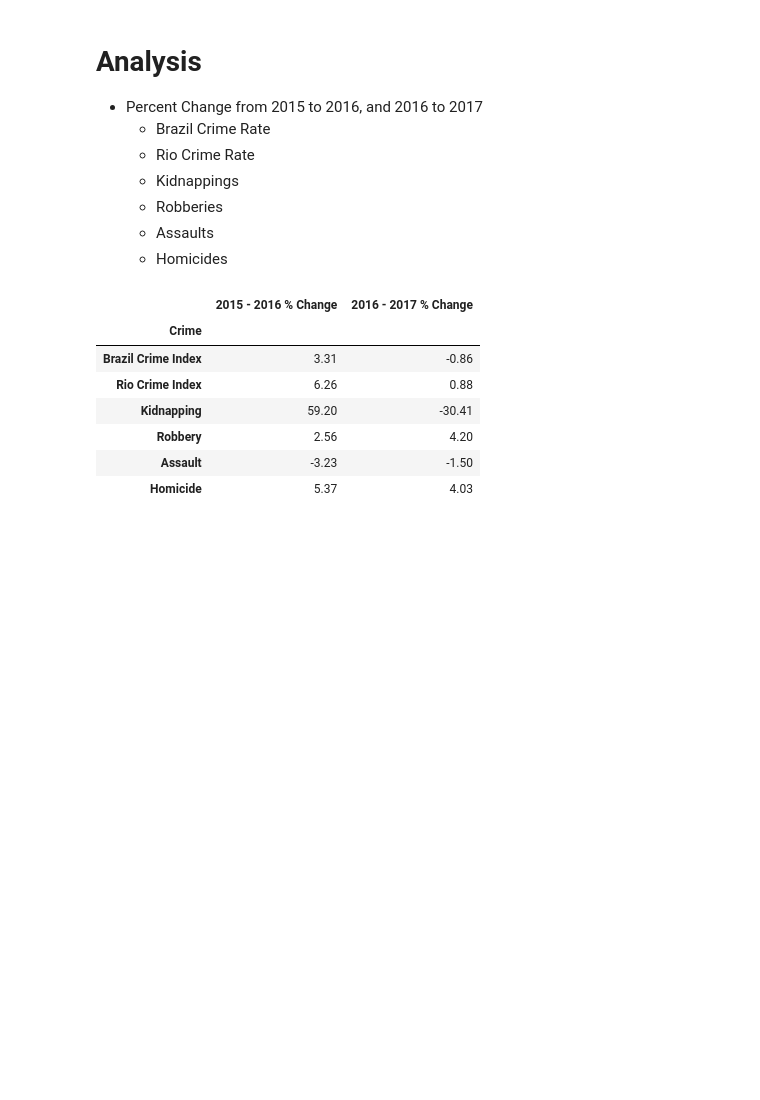
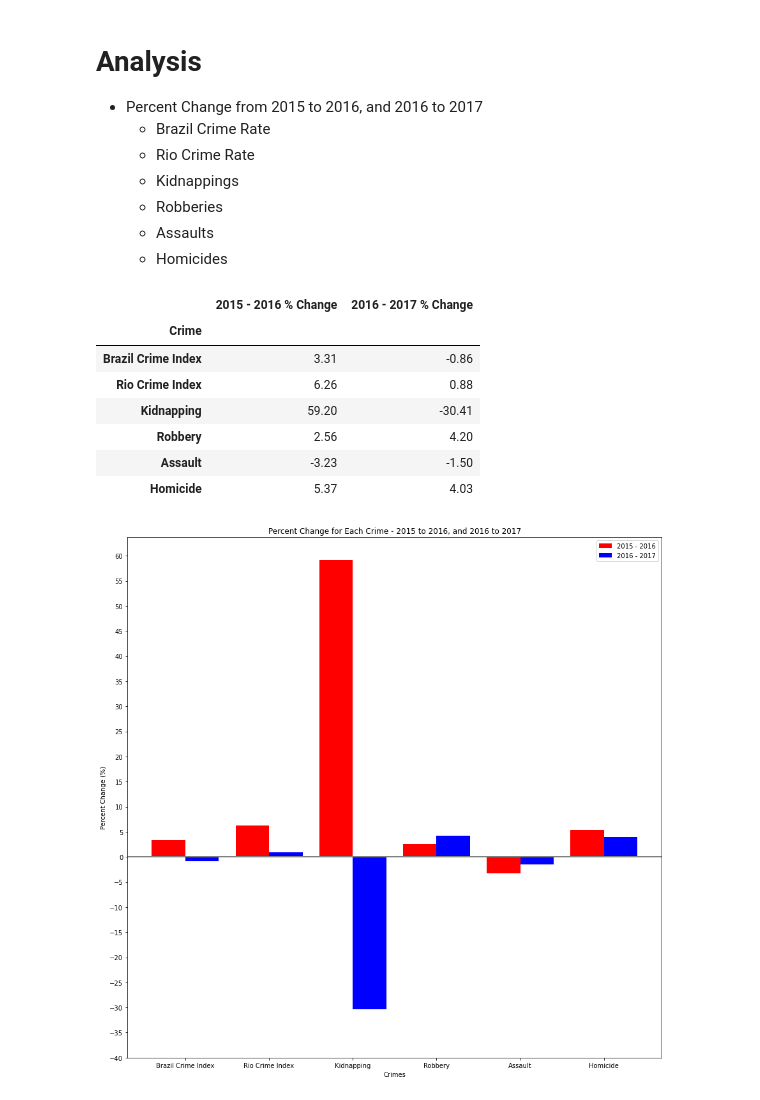
Before and after one commit to Trevor-Velez/project-1, a Jupyter notebook: Trevor Velez/Crime Rates - Final Look.ipynb, the cells around one changed output. Saved outputs shown, nothing was run; the diff lists cells and outputs as text; code cells hidden in the pictures; blank space fills up the shorter version.

```diff
--- a/Trevor Velez/Crime Rates - Final Look.ipynb
+++ b/Trevor Velez/Crime Rates - Final Look.ipynb
@@ -282,3 +282,29 @@ percent_change_df
 | Robbery | 2.56 | 4.20 |
 | Assault | -3.23 | -1.50 |
 | Homicide | 5.37 | 4.03 |
+# %%
+index_list = percent_change_df.index.tolist()
+
+bar_x_axis = np.arange(len(index_list))
+
+fig = plt.figure(figsize=(15,15))
+ax = plt.subplot()
+
+change_2015 = ax.bar(bar_x_axis - .2, percent_change_df["2015 - 2016 % Change"], width=.4, color='r', label = "2015 - 2016")
+change_2016 = ax.bar(bar_x_axis + .2, percent_change_df["2016 - 2017 % Change"], width=.4, color='b', label = "2016 - 2017")
+
+
+ax.set_xticks(bar_x_axis)
+ax.set_xticklabels(index_list)
+ax.legend()
+ax.set_yticks(np.arange(-40, 65, step=5))
+ax.axhline(linewidth=2, color='grey')
+
+ax.set_title("Percent Change for Each Crime - 2015 to 2016, and 2016 to 2017")
+ax.set_xlabel("Crimes")
+ax.set_ylabel("Percent Change (%)")
+
+plt.savefig("Images/Percent Change.png")
+plt.show()
+# %% [output]
+[figure, added]
```
Also changed, not shown: parts of 1 cell of this notebook, 1 other file.
